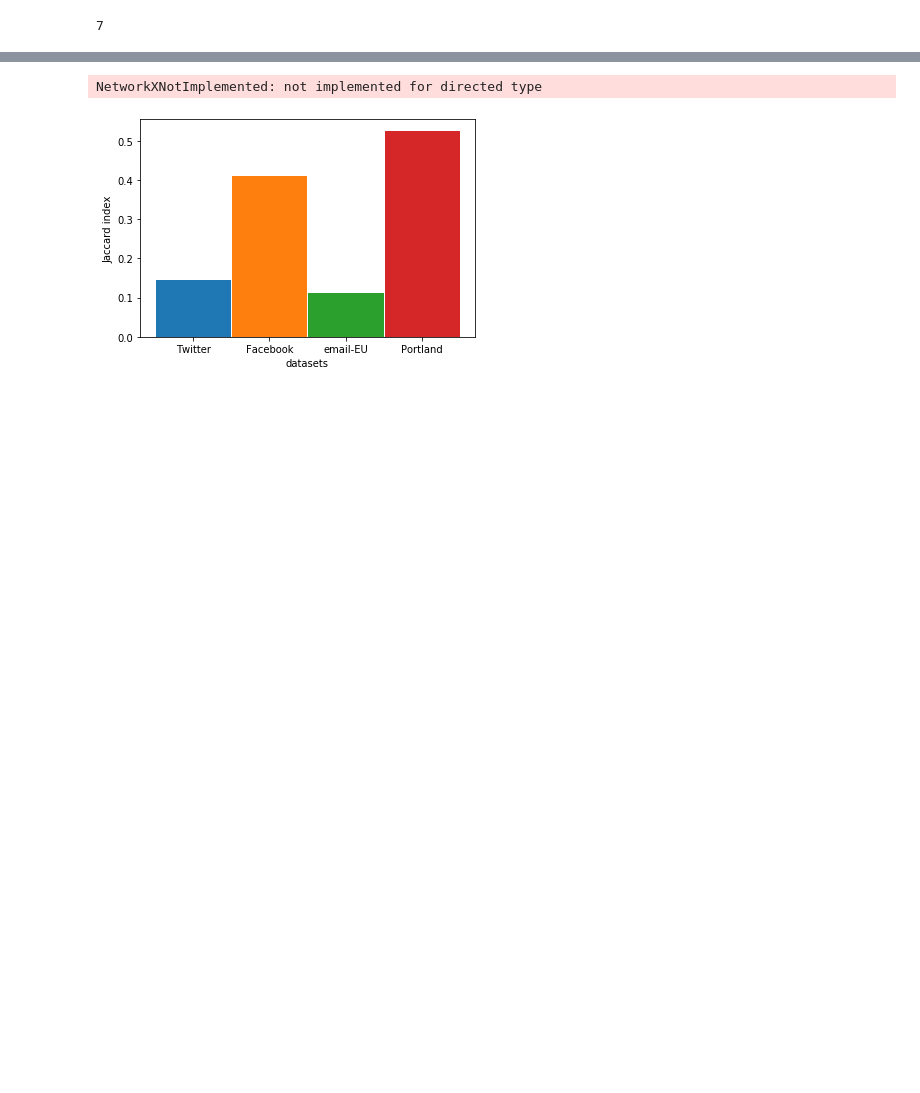
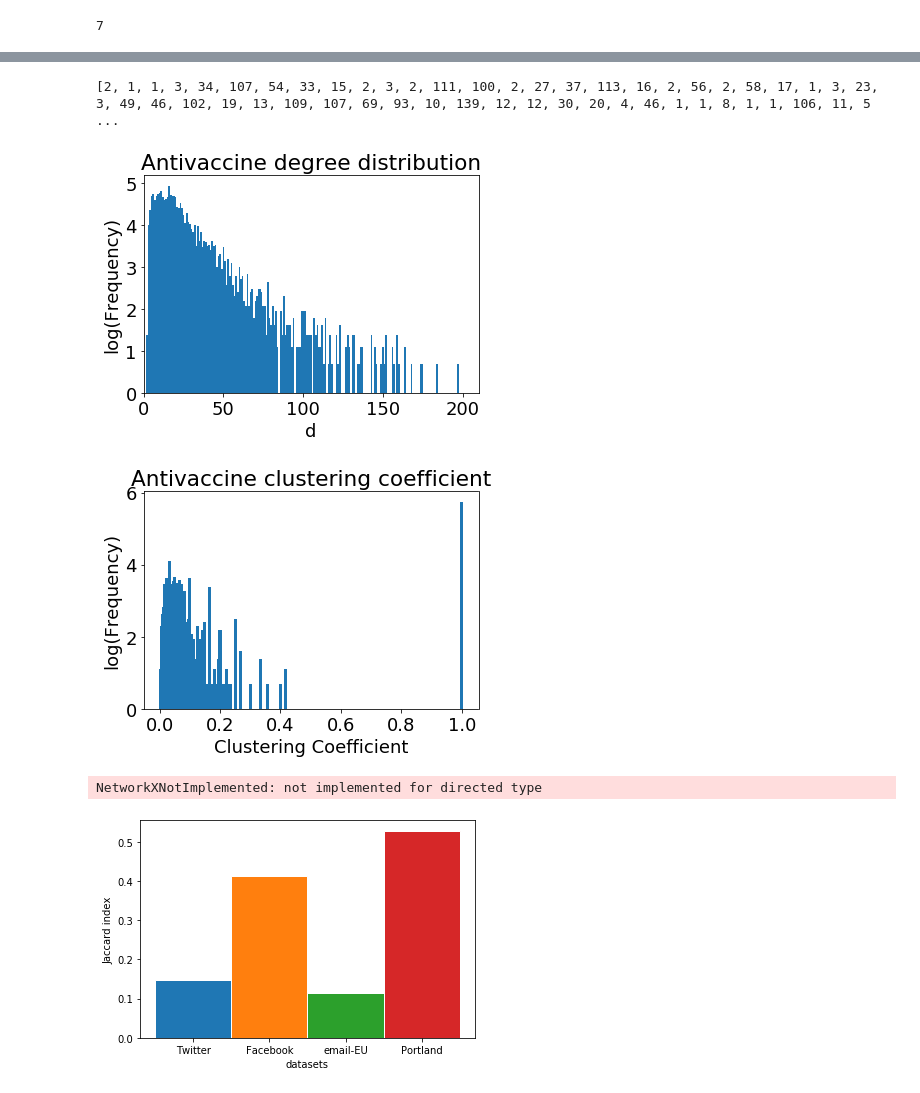
Before and after one commit to ahsantarique/Antivaccine-Sentiment, a Jupyter notebook: Src/seqBR.ipynb, the cells around one changed output, grey strips where cells are left out. Drawn from its saved outputs; the diff is of its cells as text; code cells hidden in the pictures; blank space fills up the shorter version.

```diff
--- a/Src/seqBR.ipynb
+++ b/Src/seqBR.ipynb
@@ -122,11 +140,21 @@ def seqBR(graph, strategy, alpha, gamma, C, delta, stubborn, verbose):
 RUN_THIS = True
 PARALLEL = False
 
-INIT = "random"
+INIT = "degree"
 STUBBORN = "none"
 
+
+
+g = nx.read_gexf("../data/twitter_sentiment_200.gexf", node_type=None, relabel=False, version='1.1draft')
+
+
+
+
+
 alpha = 1
-C_list = [[2 for i in range(len(g))]]  #### C is a vector now
+
+C_pairs = [(i,2) for i in g.nodes]
+C = dict(C_pairs)  #### C is a dict now
 gamma_list = [0.9]
 delta_list = [0]
 
@@ -135,3 +163,5 @@ PROB_NEUTRAL = 0.0
 PROB_ANTI = 1 - PROB_PRO
 
 NUM_ITERATION = 1
+
+C_list
@@ -180,4 +223,52 @@ if RUN_THIS and __name__ == "__main__":
 0  to  1  flipped:  0
+# %%
+for i in range(len(anti_cluster_coef_list)):
+  if(anti_cluster_coef_list[i] == 0):
+    anti_cluster_coef_list[i] = 1
+# %%
+def compare_degree(s1):
+    a = s1
+    a2 = collections.Counter(a)
+    a2v = list(a2.values())
+    print(a2v)
+
+    plt.xlim(0,210)
+    plt.bar(a2.keys(), np.log(a2v), width = 1)
+    plt.xlabel("d"); plt.ylabel("log(Frequency)")
+    plt.title("Antivaccine degree distribution")
+    plt.savefig("deg_mentions_before.eps");
+    plt.show()
+
+
+def compare_cc(s1):
+    a = s1
+    a2 = collections.Counter(a)
+    a2v = list(a2.values())
+    plt.bar(a2.keys(), np.log(a2v),width=0.01)
+    plt.xlabel("Clustering Coefficient"); plt.ylabel("log(Frequency)")
+    plt.title("Antivaccine clustering coefficient")
+    plt.savefig("cc_mentions_before.eps"); plt.show()
+
+
+# import collections
+
+# h1 = g.subgraph(anti_degree_list)
+# h2 = g.subgraph(anti_cluster_coef_list)
+
+
+import matplotlib
+font = {'size'   : 18}
+
+matplotlib.rc('font', **font)
+
+
+
+compare_degree(anti_degree_list)
+compare_cc(anti_cluster_coef_list)
+# %% [output]
+[2, 1, 1, 3, 34, 107, 54, 33, 15, 2, 3, 2, 111, 100, 2, 27, 37, 113, 16, 2, 56, 2, 58, 17, 1, 3, 23, 3, 49, 46, 102, 19, 13, 109, 107, 69, 93, 10, 139, 12, 12, 30, 20, 4, 46, 1, 1, 8, 1, 1, 106, 11, 5 ...
+[figure, added]
+[figure, added]
 # %%
 '''Load Graph'''
 ############# params of graph ############################
```
Also changed, not shown: parts of 4 cells of this notebook, 15 other files.
